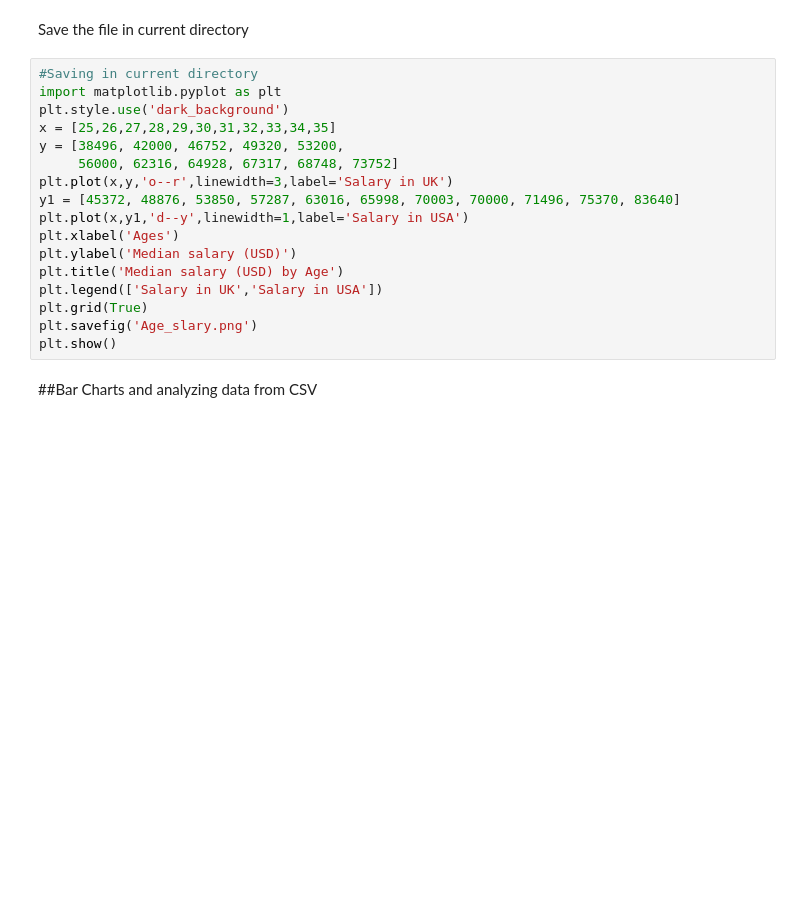
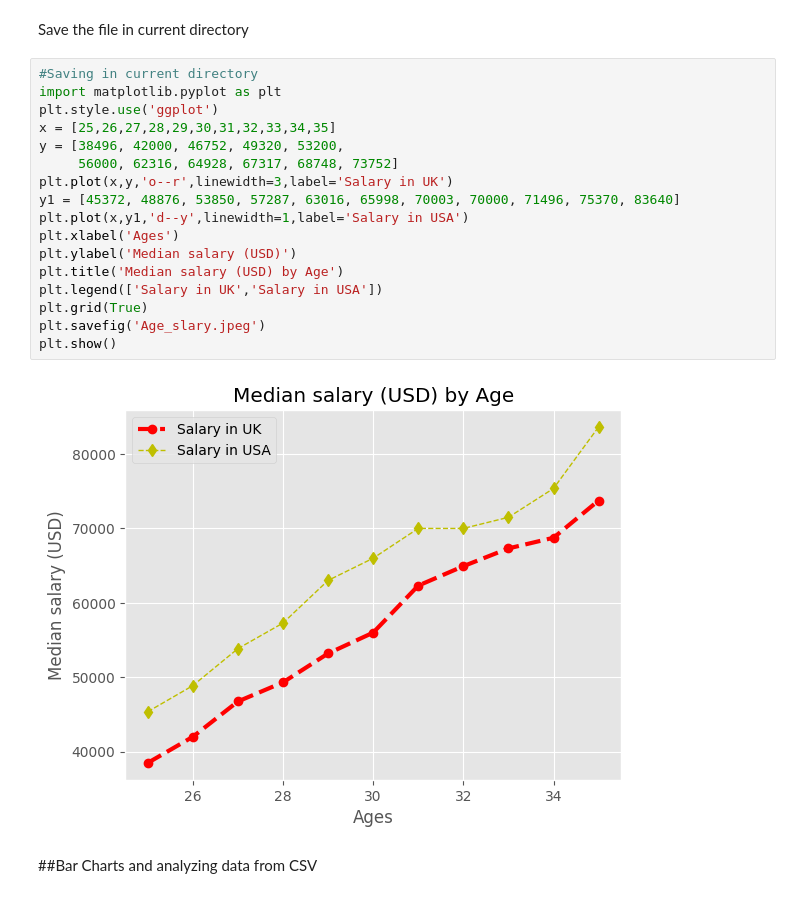
Before and after one commit to csetapan/Plot_With_matplotlib, a Jupyter notebook: Plot_Using_Matplotlib.ipynb, the cells around one changed output. Cells and saved outputs as stored; diff of their text form; blank space fills up the shorter version.

```diff
--- a/Plot_Using_Matplotlib.ipynb
+++ b/Plot_Using_Matplotlib.ipynb
@@ -164,20 +198,22 @@ Save the file in current directory
 # %%
 #Saving in current directory
 import matplotlib.pyplot as plt
-plt.style.use('dark_background')
+plt.style.use('ggplot')
 x = [25,26,27,28,29,30,31,32,33,34,35]
 y = [38496, 42000, 46752, 49320, 53200,
      56000, 62316, 64928, 67317, 68748, 73752]
 plt.plot(x,y,'o--r',linewidth=3,label='Salary in UK')
 y1 = [45372, 48876, 53850, 57287, 63016, 65998, 70003, 70000, 71496, 75370, 83640]
 plt.plot(x,y1,'d--y',linewidth=1,label='Salary in USA')
 plt.xlabel('Ages')
 plt.ylabel('Median salary (USD)')
 plt.title('Median salary (USD) by Age')
 plt.legend(['Salary in UK','Salary in USA'])
 plt.grid(True)
-plt.savefig('Age_slary.png')
+plt.savefig('Age_slary.jpeg')
 plt.show()
+# %% [output]
+[figure, added]
 # %% [markdown]
 ##Bar Charts and analyzing data from CSV
 # %%
```
Also changed, not shown: parts of 50 cells of this notebook.
